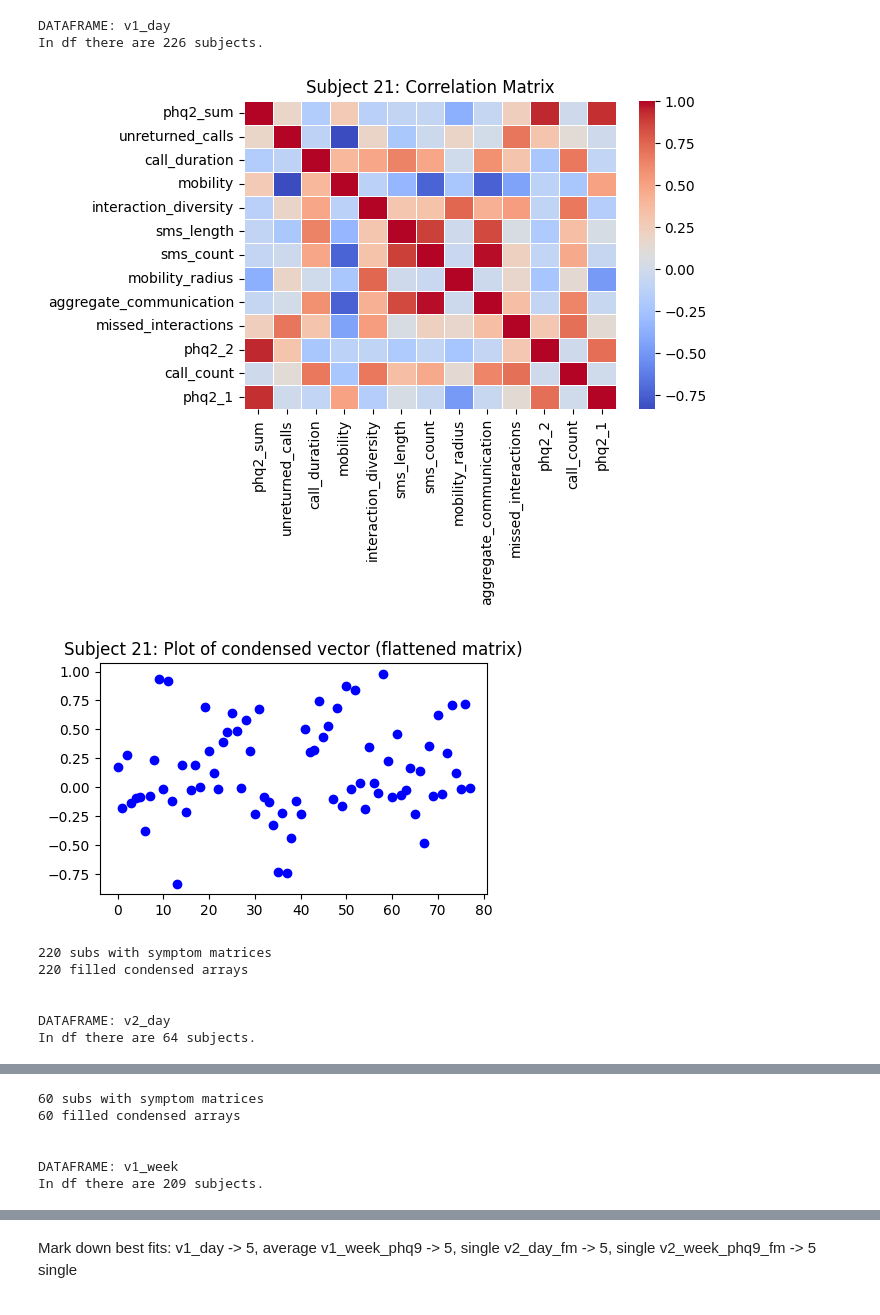
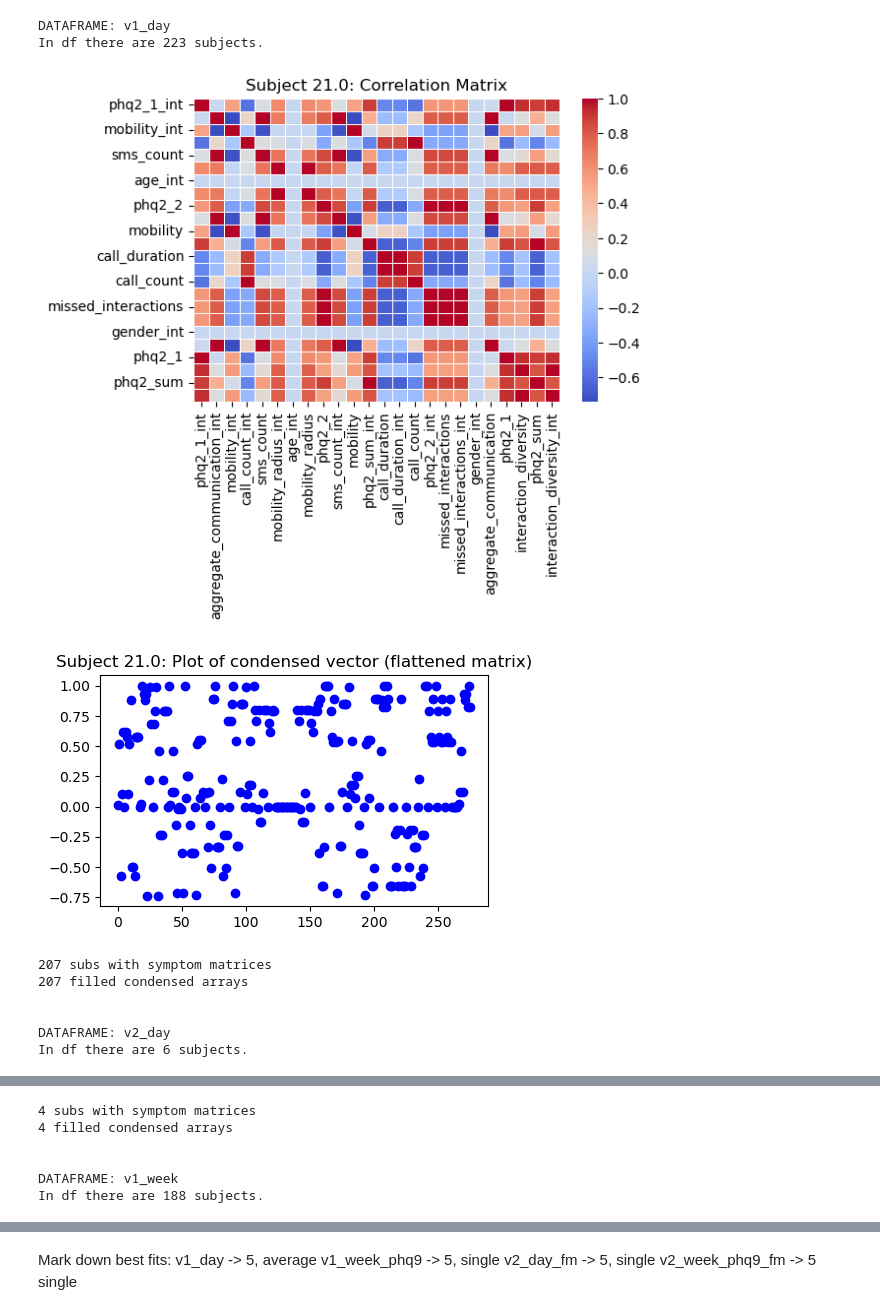
Before and after one commit to kaleyjoss/smartphone_sensor_predictive_modeling, a Jupyter notebook: notebooks/02_feature_pca.ipynb, the cells around one changed output, grey strips where cells are left out. Cells and saved outputs as stored; diff of their text form; code cells hidden in the pictures.

```diff
--- a/notebooks/02_feature_pca.ipynb
+++ b/notebooks/02_feature_pca.ipynb
@@ -34,26 +36,27 @@ from scripts.variables import df_names, df_mis, df_names_with_mis
 # %%
 #### Take the average of each subject's symptom correlation and use it to make clusters of variables
 symptom_matrices_df_dict = {}
 flattened_matrices_df_dict = {}
 demographic_vars = ['gender','education','race','age']                # covariates
 
 
 # Create dicts of all subjects' correlation matrices
 for name in df_names:
-    df_scaled = pd.read_csv(os.path.join(brighten_dir, f'{name}_scaled.csv'))
+    df_scaled = pd.read_csv(os.path.join(brighten_dir, f'{name}_clean.csv'))
+    df_scaled = df_scaled.loc[:, ~df_scaled.columns.str.contains('^Unnamed')]
     print(f'\n\nDATAFRAME: {name}')
     ignore_cols = demographic_vars + id_columns
     symptom_matrix_dict, flattened_matrix_dict = fs.make_symptom_matrices(df_scaled, ignore_cols, num_to_plot=1)
     symptom_matrices_df_dict[name] = symptom_matrix_dict
     flattened_matrices_df_dict[name] = flattened_matrix_dict
 # %% [output]
 DATAFRAME: v1_day
-In df there are 226 subjects.
+In df there are 223 subjects.
-[figure, old version]
+[figure, new version]
-[figure, old version]
+[figure, new version]
-220 subs with symptom matrices
-220 filled condensed arrays
+207 subs with symptom matrices
+207 filled condensed arrays
 
 
 DATAFRAME: v2_day
-In df there are 64 subjects.
+In df there are 6 subjects.
@@ -62,6 +65,6 @@ In df there are 64 subjects.
-60 subs with symptom matrices
-60 filled condensed arrays
+4 subs with symptom matrices
+4 filled condensed arrays
 
 
 DATAFRAME: v1_week
-In df there are 209 subjects.
+In df there are 188 subjects.
```
Also changed, not shown: parts of 12 cells of this notebook, 12 other files.
